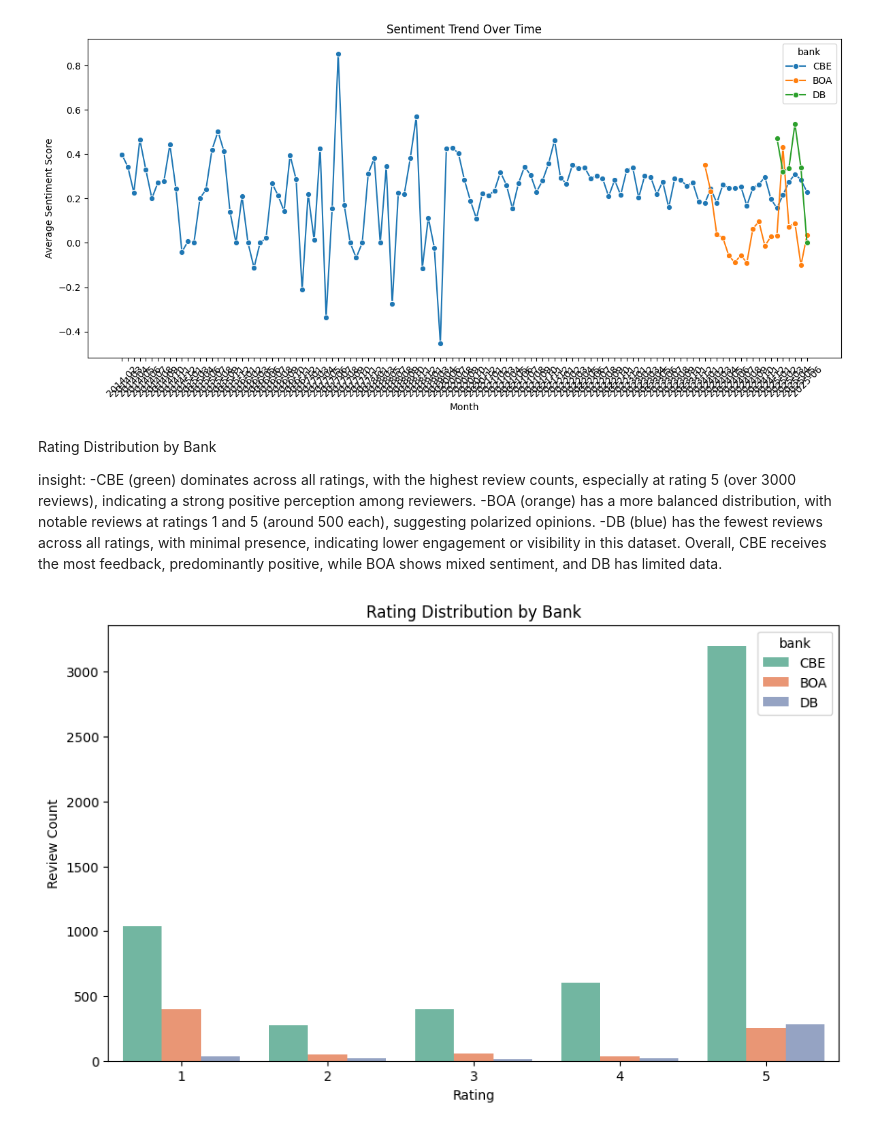
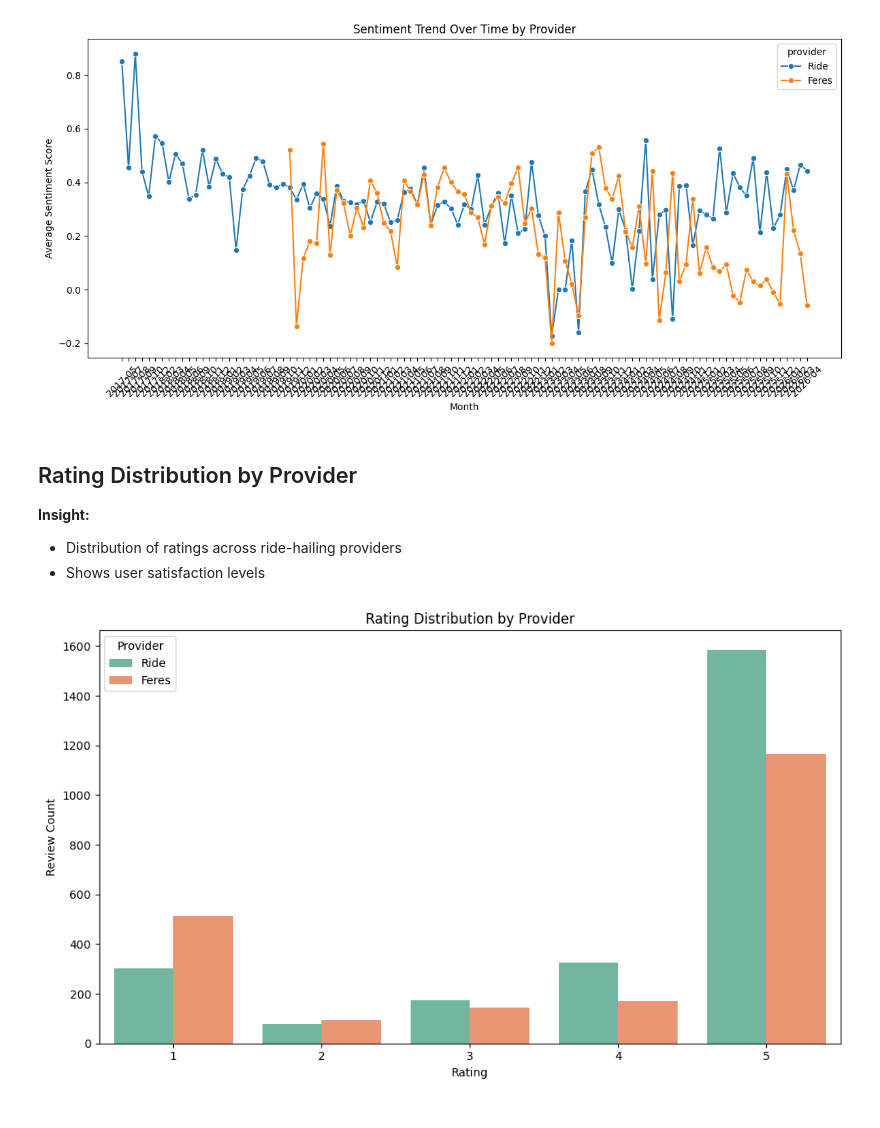
Before and after one commit to ET-SPARK/Customer-Experience-Analytics-for-Fintech-Apps, a Jupyter notebook: notebooks/insights_visuals.ipynb, the cells around one changed output. Saved outputs shown, nothing was run; the diff lists cells and outputs as text; code cells hidden in the pictures.

Commit message:
ride user analysis complited

```diff
--- a/notebooks/insights_visuals.ipynb
+++ b/notebooks/insights_visuals.ipynb
@@ -15,35 +16,32 @@ Overall, sentiment across all banks shows volatility, with CBE experiencing the
 # %%
-import matplotlib.pyplot as plt
-import seaborn as sns
-
 sentiment_df['date'] = pd.to_datetime(sentiment_df['date'])
-monthly_sentiment = sentiment_df.groupby([sentiment_df['date'].dt.to_period('M'), 'bank'])['sentiment_score'].mean().reset_index()
+monthly_sentiment = sentiment_df.groupby([sentiment_df['date'].dt.to_period('M'), 'provider'])['sentiment_score'].mean().reset_index()
 monthly_sentiment['date'] = monthly_sentiment['date'].astype(str)
 
 plt.figure(figsize=(12, 6))
-sns.lineplot(x='date', y='sentiment_score', hue='bank', data=monthly_sentiment, marker='o')
-plt.title("Sentiment Trend Over Time")
+sns.lineplot(x='date', y='sentiment_score', hue='provider', data=monthly_sentiment, marker='o')
+plt.title("Sentiment Trend Over Time by Provider")
 plt.xlabel("Month")
 plt.ylabel("Average Sentiment Score")
 plt.xticks(rotation=45)
 plt.tight_layout()
 plt.show()
 # %% [output]
-[figure, old version]
+[figure, new version]
-# %% [markdown]
-Rating Distribution by Bank
-
-insight:
--CBE (green) dominates across all ratings, with the highest review counts, especially at rating 5 (over 3000 reviews), indicating a strong positive perception among reviewers.
--BOA (orange) has a more balanced distribution, with notable reviews at ratings 1 and 5 (around 500 each), suggesting polarized opinions.
--DB (blue) has the fewest reviews across all ratings, with minimal presence, indicating lower engagement or visibility in this dataset.
-Overall, CBE receives the most feedback, predominantly positive, while BOA shows mixed sentiment, and DB has limited data.
+# %% [markdown]
+## Rating Distribution by Provider
+
+**Insight:**
+- Distribution of ratings across ride-hailing providers
+- Shows user satisfaction levels
 # %%
 plt.figure(figsize=(10, 6))
-sns.countplot(x='rating', hue='bank', data=sentiment_df, palette='Set2')
-plt.title("Rating Distribution by Bank")
+sns.countplot(x='rating', hue='provider', data=sentiment_df, palette='Set2')
+plt.title("Rating Distribution by Provider")
 plt.xlabel("Rating")
 plt.ylabel("Review Count")
+plt.legend(title='Provider')
+plt.tight_layout()
 plt.show()
 # %% [output]
-[figure, old version]
+[figure, new version]
```
Also changed, not shown: parts of 12 cells of this notebook, 6 other files.
